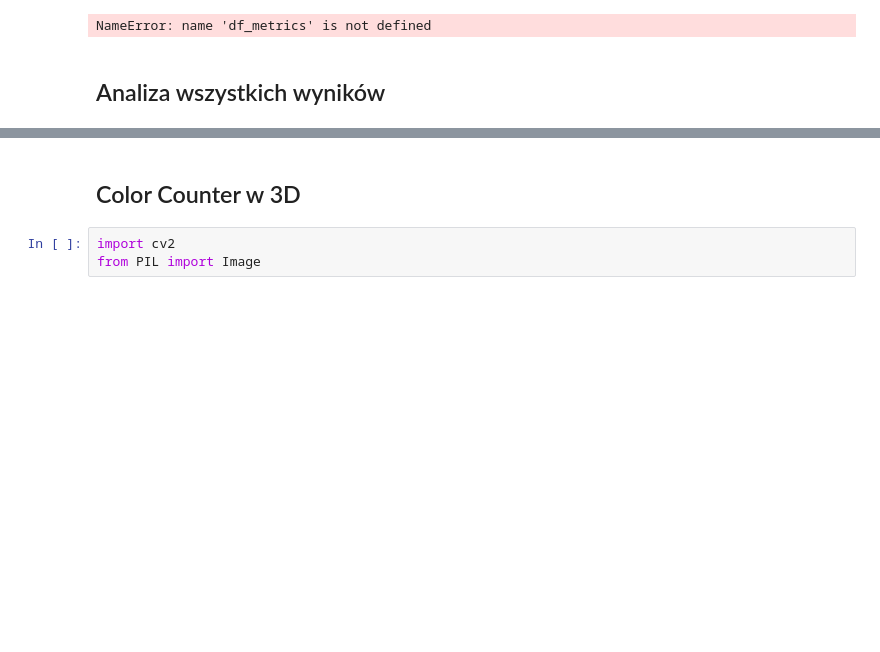
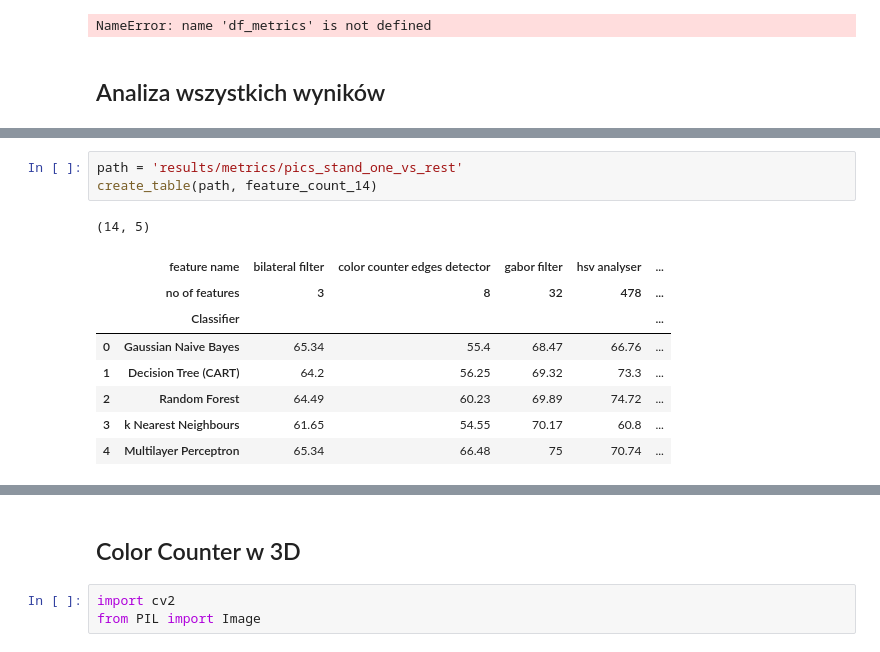
Before and after one commit to lukaszsus/memotion-images-analysis, a Jupyter notebook: experiment_scripts/pandas_dataframes_results.ipynb, the cells around one changed output, grey strips where cells are left out. Saved outputs shown, nothing was run; the diff lists cells and outputs as text; blank space fills up the shorter version.

```diff
--- a/experiment_scripts/pandas_dataframes_results.ipynb
+++ b/experiment_scripts/pandas_dataframes_results.ipynb
@@ -140,0 +156,13 @@ create_table(path)
+# %%
+path = 'results/metrics/pics_stand_one_vs_rest'
+create_table(path, feature_count_14)
+# %% [output]
+(14, 5)
+|  | feature name | bilateral filter | color counter edges detector | gabor filter | hsv analyser | ... |
+|  | no of features | 3 | 8 | 32 | 478 | ... |
+|  | Classifier |  |  |  |  | ... |
+| 0 | Gaussian Naive Bayes | 65.34 | 55.4 | 68.47 | 66.76 | ... |
+| 1 | Decision Tree (CART) | 64.2 | 56.25 | 69.32 | 73.3 | ... |
+| 2 | Random Forest | 64.49 | 60.23 | 69.89 | 74.72 | ... |
+| 3 | k Nearest Neighbours | 61.65 | 54.55 | 70.17 | 60.8 | ... |
+| 4 | Multilayer Perceptron | 65.34 | 66.48 | 75 | 70.74 | ... |
```
Also changed, not shown: parts of 9 cells of this notebook, 7 other files.
